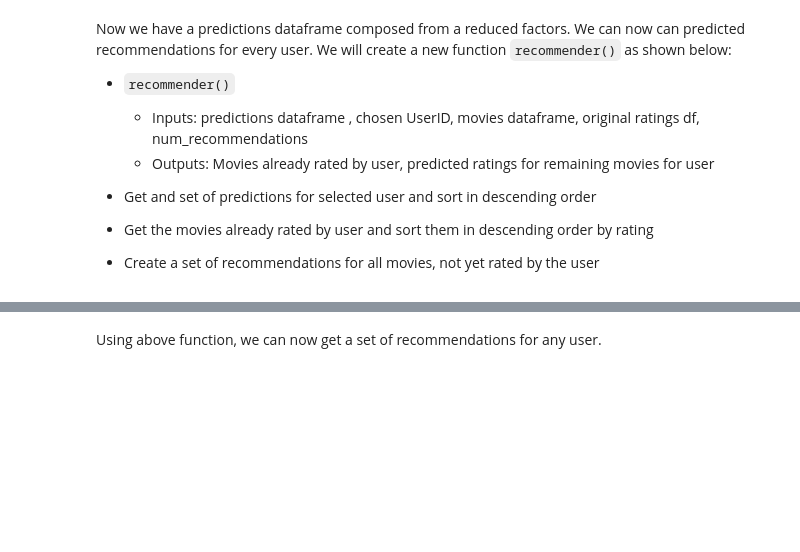
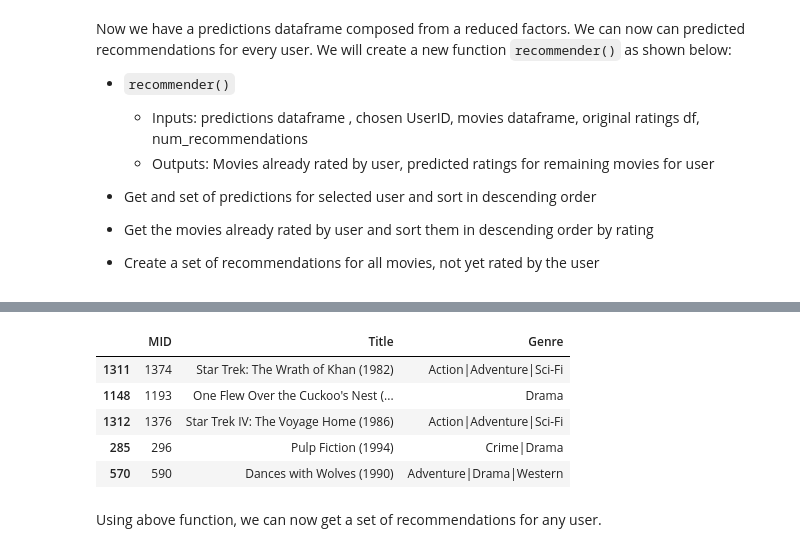
Before and after one commit to ssrosa/dsc-4-39-04-singular-value-decomposition-numpy-scipy-lab-online-ds-pt-100118, a Jupyter notebook: index.ipynb, the cells around one changed output, grey strips where cells are left out. Cells and saved outputs as stored; diff of their text form; code cells hidden in the pictures; blank space fills up the shorter version.

```diff
--- a/index.ipynb
+++ b/index.ipynb
@@ -260,3 +332,20 @@ def recommender(predictions_df, UID, movies_df, original_ratings_df, num_recomme
+# %%
+# Recommend the highest predicted rating movies that the user hasn't seen yet.
+recommendations = movies[~movies['MID'].isin(user_full['MID'])] \
+                  .merge(pd.DataFrame(sorted_predictions).reset_index(),
+                         how = 'left', left_on = 'MID', right_on = 'MID') \
+                  .rename(columns = {user_row: 'Predictions'}) \
+                  .sort_values('Predictions', ascending = False) \
+                  .iloc[:5, :-1]
+# %%
+recommendations
+# %% [output]
+|  | MID | Title | Genre |
+| 1311 | 1374 | Star Trek: The Wrath of Khan (1982) | Action|Adventure|Sci-Fi |
+| 1148 | 1193 | One Flew Over the Cuckoo's Nest (... | Drama |
+| 1312 | 1376 | Star Trek IV: The Voyage Home (1986) | Action|Adventure|Sci-Fi |
+| 285 | 296 | Pulp Fiction (1994) | Crime|Drama |
+| 570 | 590 | Dances with Wolves (1990) | Adventure|Drama|Western |
 # %% [markdown]
 Using above function, we can now get a set of recommendations for any user.
 # %%
```
Also changed, not shown: parts of 10 cells of this notebook.
